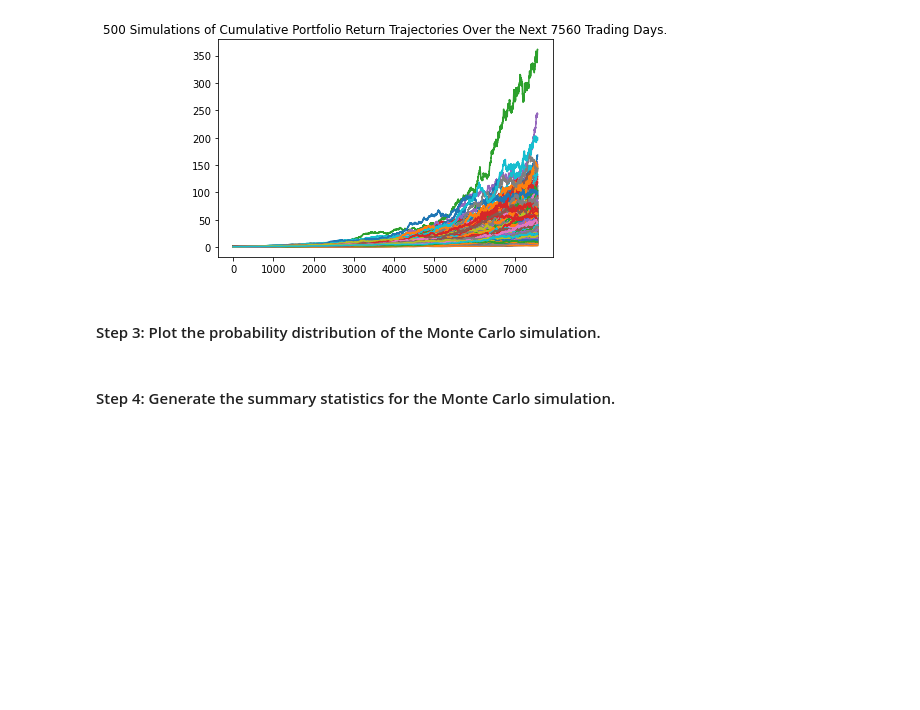
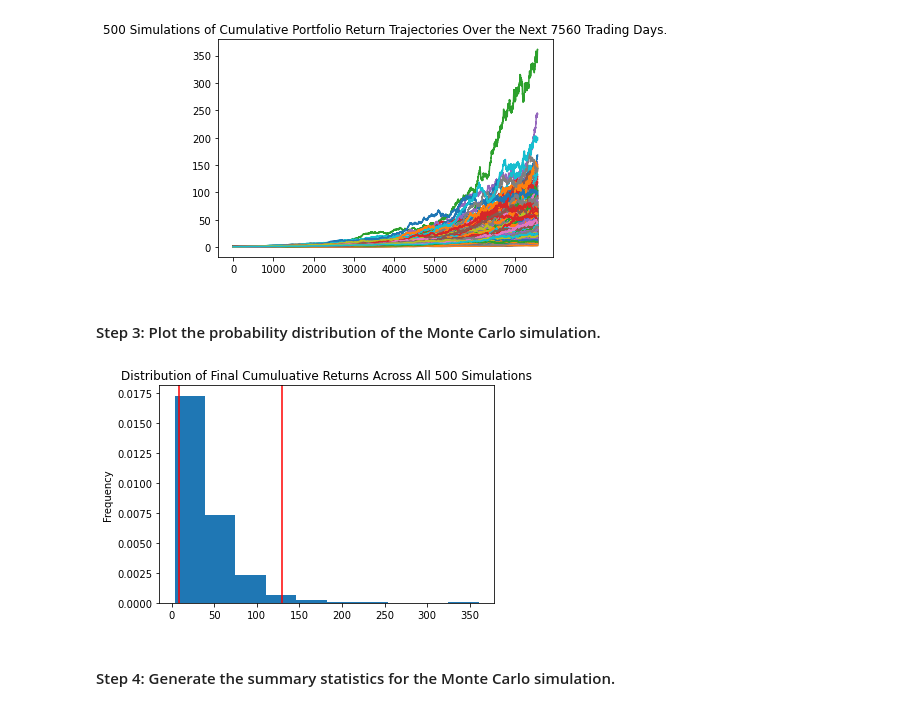
Before and after one commit to ThomasBrierton/Financial_Planning_Simulation, a Jupyter notebook: financial_planning_tools.ipynb, the cells around one changed output. Drawn from its saved outputs; the diff is of its cells as text; code cells hidden in the pictures; blank space fills up the shorter version.

```diff
--- a/financial_planning_tools.ipynb
+++ b/financial_planning_tools.ipynb
@@ -542,7 +542,9 @@ MC_30_year_sim_line_plot = MC_30_year_sim.plot_simulation()
 # %%
 # Visualize the probability distribution of the 30-year Monte Carlo simulation
 # by plotting a histogram
-# YOUR CODE HERE
+MC_30_year_sim_hist_plot = MC_30_year_sim.plot_distribution()
+# %% [output]
+[figure, added]
 # %% [markdown]
 #### Step 4: Generate the summary statistics for the Monte Carlo simulation.
 # %%
```
Also changed, not shown: parts of 10 cells of this notebook.
